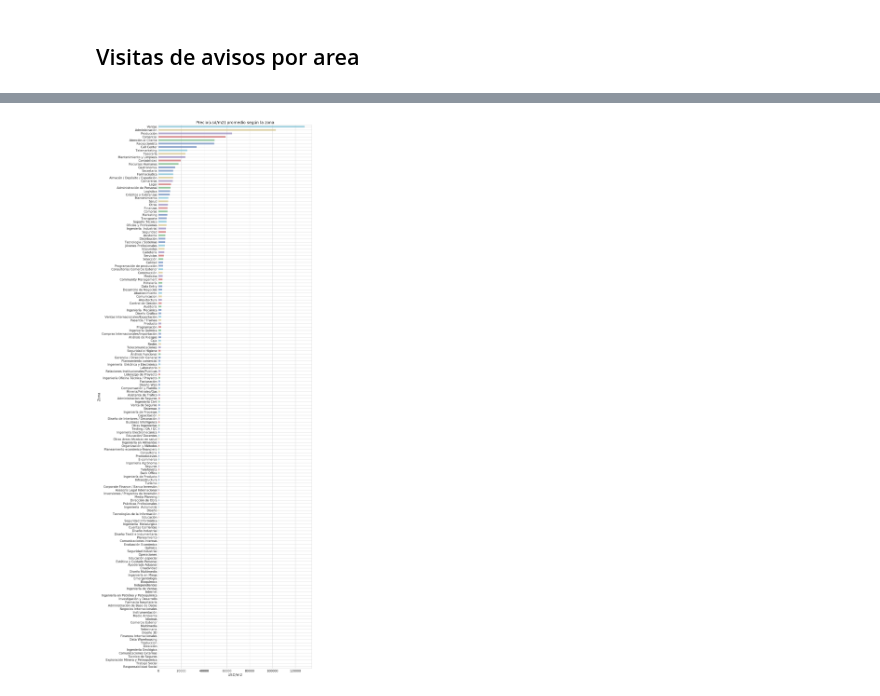
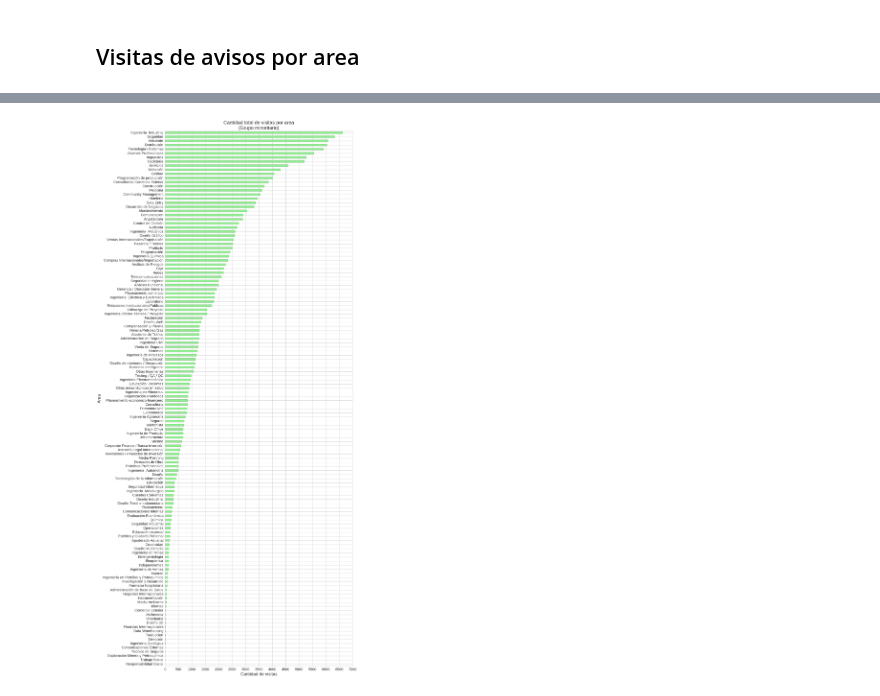
Before and after one commit to javierleyes/OrganizacionDeDatos, a Jupyter notebook: analisisLucas.ipynb, the cells around one changed output, grey strips where cells are left out. Saved outputs shown, nothing was run; the diff lists cells and outputs as text; code cells hidden in the pictures.

```diff
--- a/analisisLucas.ipynb
+++ b/analisisLucas.ipynb
@@ -207,8 +207,9 @@ plt.show();
 # %%
-graph2 = df_temp.groupby('nombre_area').sum()['cant'].sort_values().plot.barh(figsize=(14,50),fontsize=15, alpha=0.6);
-graph2.set_title("Precio(usd/m2) promedio según la zona", fontsize=20)
-graph2.set_ylabel("Zona", fontsize=18)
-graph2.set_xlabel("USD/m2", fontsize=18)
+plot = df_temp.groupby('nombre_area').sum()['cant'].sort_values()[:-30].plot.barh(figsize=(14,40),fontsize=15, color='lightgreen');
+plot.set_title("Cantidad total de visitas por area\n (Grupo minoritario) ", fontsize=20)
+plot.set_ylabel("Area", fontsize=18)
+plot.set_xlabel("Cantidad de visitas", fontsize=18)
+plot.set_xticks(range(0, 7001, 500))
 plt.show()
 # %% [output]
-[figure, old version]
+[figure, new version]
```
Also changed, not shown: parts of 2 cells of this notebook, 2 other files.
